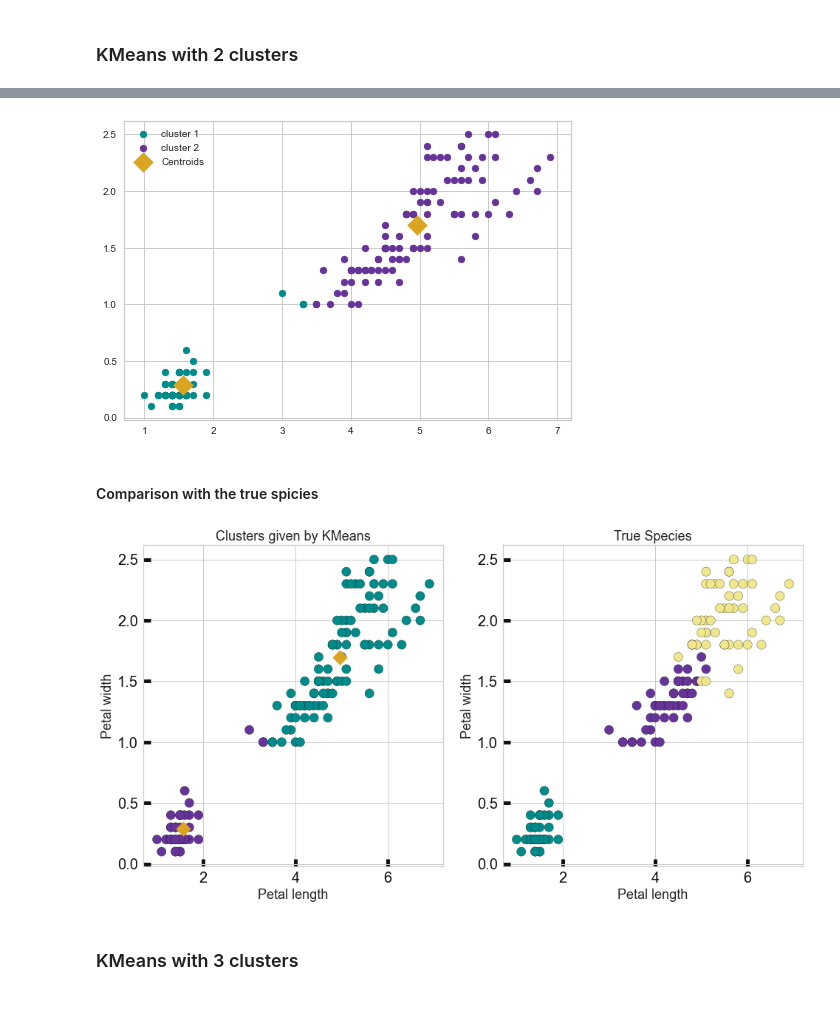
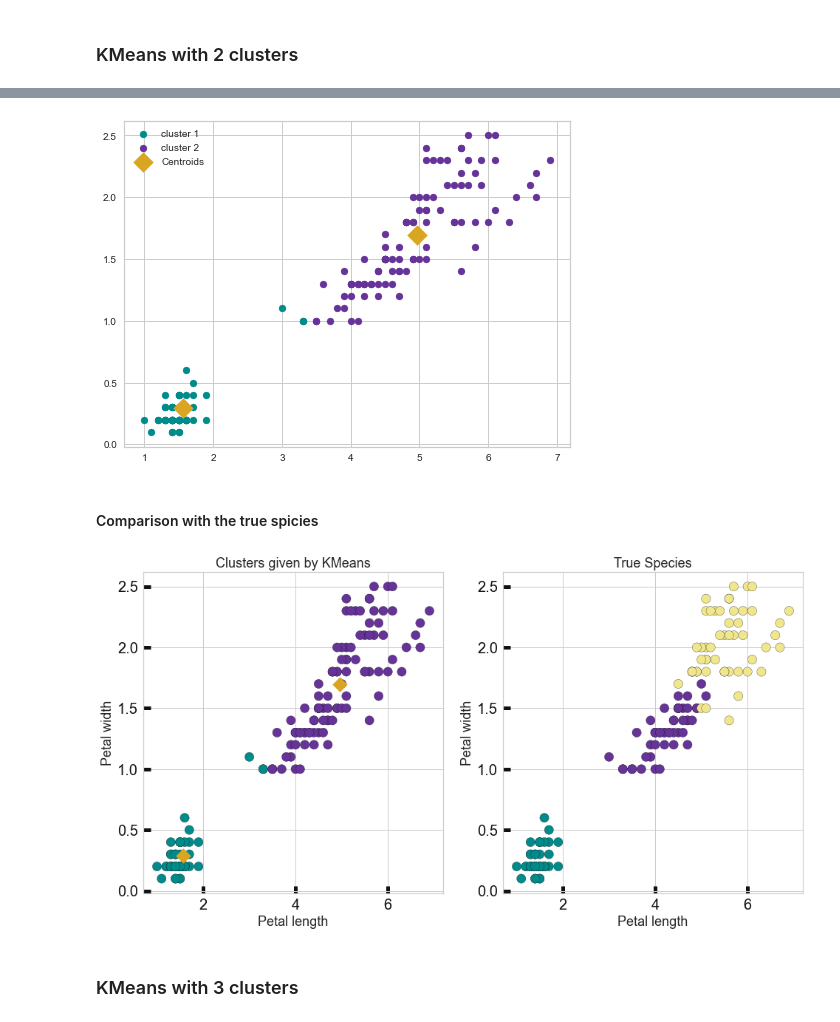
Before and after one commit to shaq31415926/March-Bootcamp, a Jupyter notebook: week8/02_1_Unsupervised_Learning_Clustering_iris_data.ipynb, the cells around one changed output, grey strips where cells are left out. Drawn from its saved outputs; the diff is of its cells as text; code cells hidden in the pictures.

Commit message:
Day 2: Implement KMeans Clustering on Iris Dataset (Updated)

```diff
--- a/week8/02_1_Unsupervised_Learning_Clustering_iris_data.ipynb
+++ b/week8/02_1_Unsupervised_Learning_Clustering_iris_data.ipynb
@@ -313,2 +306,10 @@ array([1, 1, 1, 1, 1, 1, 1, 1, 1, 1, 1, 1, 1, 1, 1, 1, 1, 1, 1, 1, 1, 1,
 # %% [markdown]
 ### KMeans with 2 clusters
+# %%
+# Fit and make 2 clusters
+kmeans = KMeans(n_clusters = 2, init='k-means++', n_init = 'auto', random_state = 0)
+# fit the model
+kmeans_clusters = kmeans.fit(iris.data)
+# predict the model
+kmeans_clusters = kmeans.predict(iris.data)
+kmeans_clusters
@@ -315,20 +324,18 @@ array([1, 1, 1, 1, 1, 1, 1, 1, 1, 1, 1, 1, 1, 1, 1, 1, 1, 1, 1, 1, 1, 1,
 # %%
-# Fit and make 2 clusters
-kmeans = KMeans(n_clusters=2)
-kmeans_clusters = kmeans.fit_predict(iris.data)
+# Visualize clusters
+plt.figure(figsize=(8,6))
 
-# Visualize clusters
 plt.scatter(iris.data[kmeans_clusters == 0, 2], iris.data[kmeans_clusters == 0, 3],
             color='darkcyan', label='cluster 1')
 plt.scatter(iris.data[kmeans_clusters == 1, 2], iris.data[kmeans_clusters == 1, 3],
             color='rebeccapurple', label='cluster 2')
 
 plt.scatter(kmeans.cluster_centers_[:, 2], kmeans.cluster_centers_[:, 3],
             color='goldenrod', s=200, marker = 'D', label='Centroids')
 plt.legend()
 plt.show()
 # %% [output]
-[figure, old version]
+[figure, new version]
 # %% [markdown]
 #### Comparison with the true spicies
 # %%
@@ -364,7 +371,7 @@ axes[1].set_title('True Species', fontsize=18)
 
 plt.show()
 # %% [output]
-[figure, old version]
+[figure, new version]
 # %% [markdown]
 ### KMeans with 3 clusters
 # %%
```
Also changed, not shown: parts of 16 cells of this notebook.
